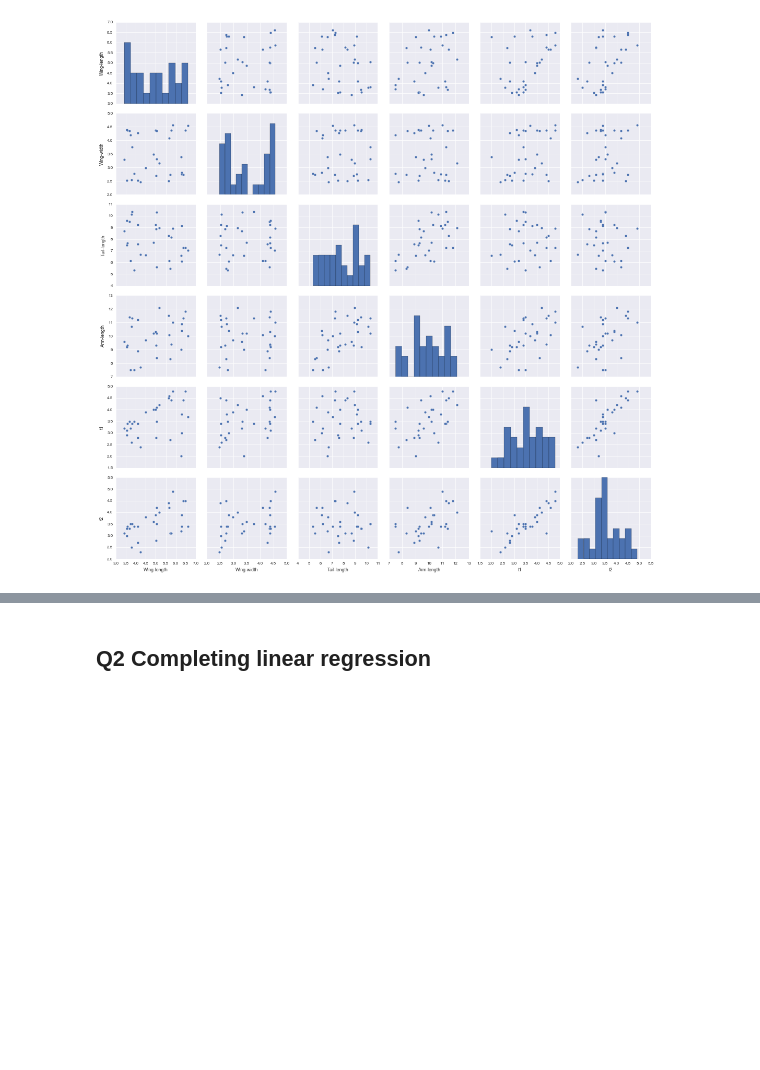
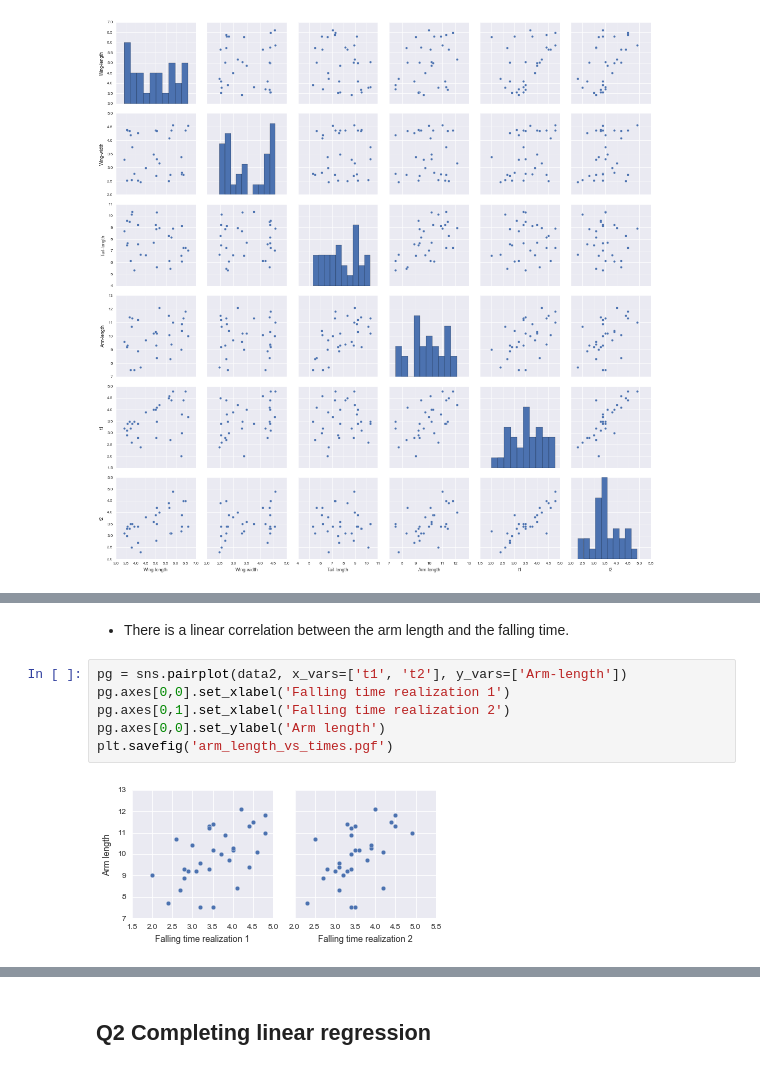
Before and after one commit to ggutierrez/SMFO, a Jupyter notebook: lab1/Lab1LinearRegression.ipynb, the cells around one changed output, grey strips where cells are left out. Saved outputs shown, nothing was run; the diff lists cells and outputs as text; blank space fills up the shorter version.

Commit message:
Plots of other relations on input data

```diff
--- a/lab1/Lab1LinearRegression.ipynb
+++ b/lab1/Lab1LinearRegression.ipynb
@@ -72,0 +67,10 @@ plt.savefig('wing_length_vs_times.pgf')
+# %% [markdown]
+- There is a linear correlation between the arm length and the falling time.
+# %%
+pg = sns.pairplot(data2, x_vars=['t1', 't2'], y_vars=['Arm-length'])
+pg.axes[0,0].set_xlabel('Falling time realization 1')
+pg.axes[0,1].set_xlabel('Falling time realization 2')
+pg.axes[0,0].set_ylabel('Arm length')
+plt.savefig('arm_length_vs_times.pgf')
+# %% [output]
+[figure, added]
```
Also changed, not shown: parts of 9 cells of this notebook, 4 other files.
